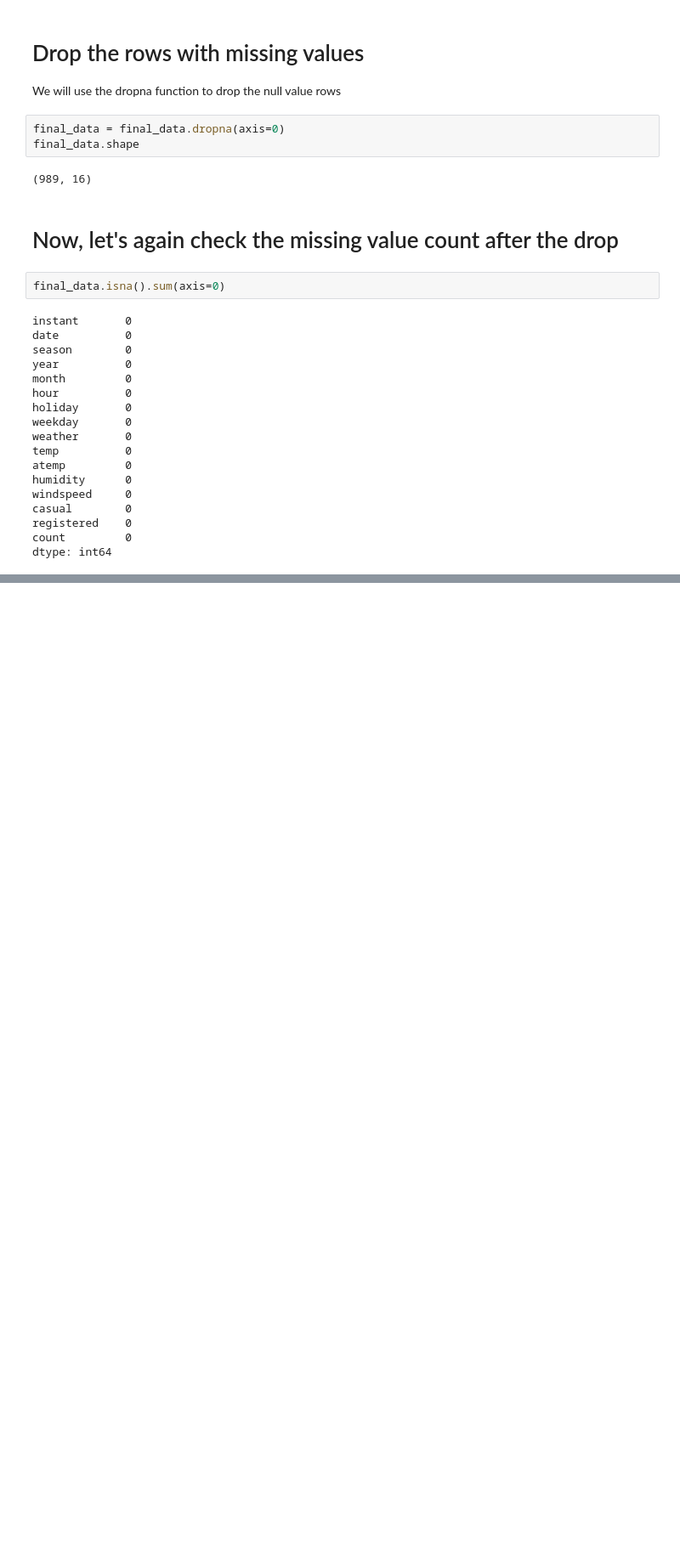
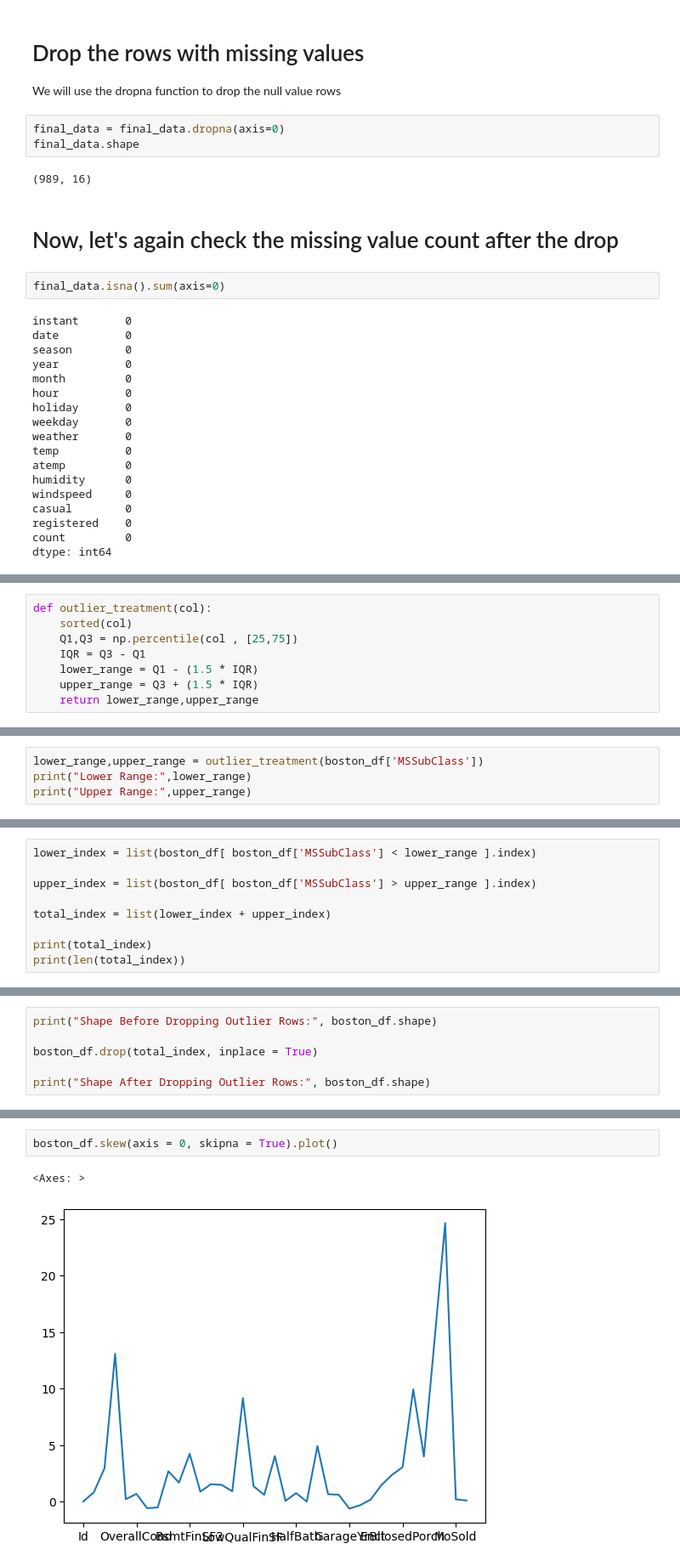
Before and after one commit to sreekanthreddysri2017/Data_Science, a Jupyter notebook: Data_Wrangling.ipynb, the cells around one changed output, grey strips where cells are left out. Shown at 85% size. Saved outputs shown, nothing was run; the diff lists cells and outputs as text; blank space fills up the shorter version.

```diff
--- a/Data_Wrangling.ipynb
+++ b/Data_Wrangling.ipynb
@@ -495,0 +678,8 @@ dtype: int64
+# %%
+def outlier_treatment(col):
+    sorted(col)
+    Q1,Q3 = np.percentile(col , [25,75])
+    IQR = Q3 - Q1
+    lower_range = Q1 - (1.5 * IQR)
+    upper_range = Q3 + (1.5 * IQR)
+    return lower_range,upper_range
@@ -495,0 +696,4 @@ dtype: int64
+# %%
+lower_range,upper_range = outlier_treatment(boston_df['MSSubClass'])
+print("Lower Range:",lower_range)
+print("Upper Range:",upper_range)
@@ -495,0 +736,9 @@ dtype: int64
+# %%
+lower_index = list(boston_df[ boston_df['MSSubClass'] < lower_range ].index)
+
+upper_index = list(boston_df[ boston_df['MSSubClass'] > upper_range ].index)
+
+total_index = list(lower_index + upper_index)
+
+print(total_index)
+print(len(total_index))
@@ -495,0 +750,6 @@ dtype: int64
+# %%
+print("Shape Before Dropping Outlier Rows:", boston_df.shape)
+
+boston_df.drop(total_index, inplace = True)
+
+print("Shape After Dropping Outlier Rows:", boston_df.shape)
@@ -495,0 +779,5 @@ dtype: int64
+# %%
+boston_df.skew(axis = 0, skipna = True).plot()
+# %% [output]
+<Axes: >
+[figure, added]
```
Also changed, not shown: parts of 38 cells of this notebook.
